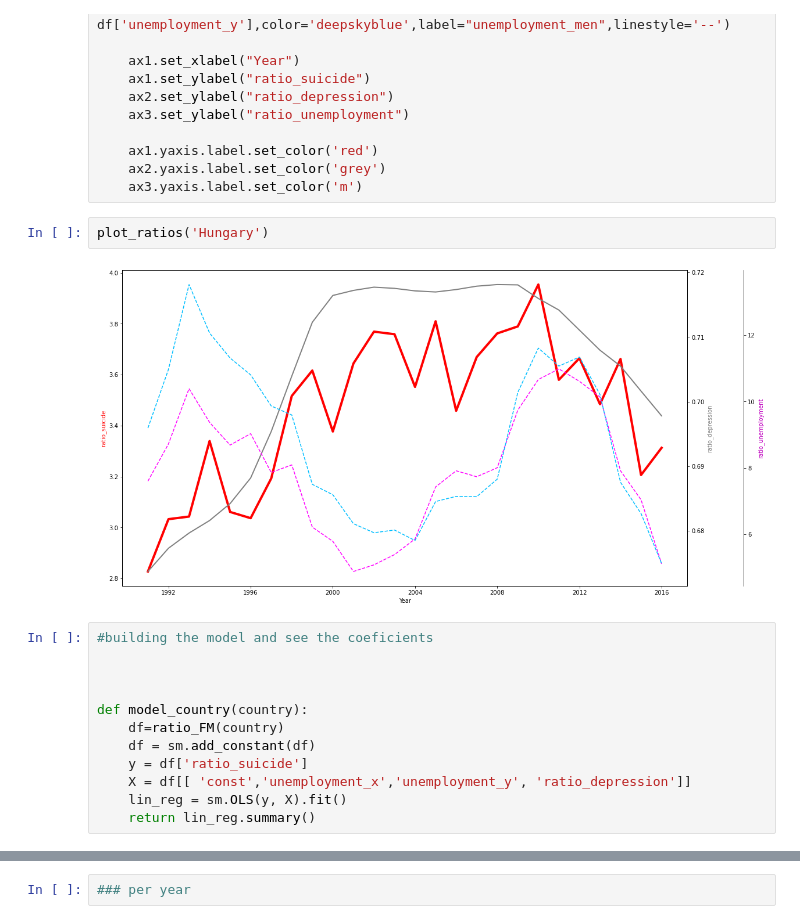
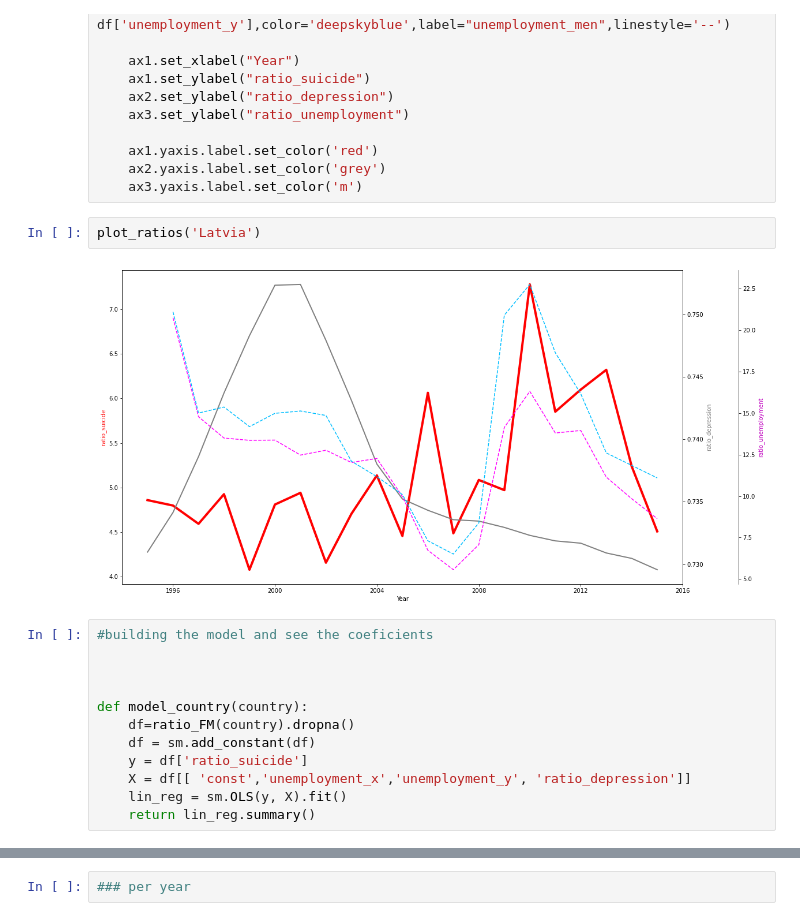
Before and after one commit to Brunadiasmiguel/depression, a Jupyter notebook: Analysis/female_male_comparation.ipynb, the cells around one changed output, grey strips where cells are left out. Saved outputs shown, nothing was run; the diff lists cells and outputs as text.

```diff
--- a/Analysis/female_male_comparation.ipynb
+++ b/Analysis/female_male_comparation.ipynb
@@ -120,16 +120,16 @@ def plot_ratios(country):
     ax2.yaxis.label.set_color('grey')
     ax3.yaxis.label.set_color('m')
 # %%
-plot_ratios('Hungary')
+plot_ratios('Latvia')
 # %% [output]
-[figure, old version]
+[figure, new version]
 # %%
 #building the model and see the coeficients
 
 
 
 def model_country(country):
-    df=ratio_FM(country)
+    df=ratio_FM(country).dropna()
     df = sm.add_constant(df)
     y = df['ratio_suicide']
     X = df[[ 'const','unemployment_x','unemployment_y', 'ratio_depression']]
```
Also changed, not shown: parts of 7 cells of this notebook, 4 other files.
